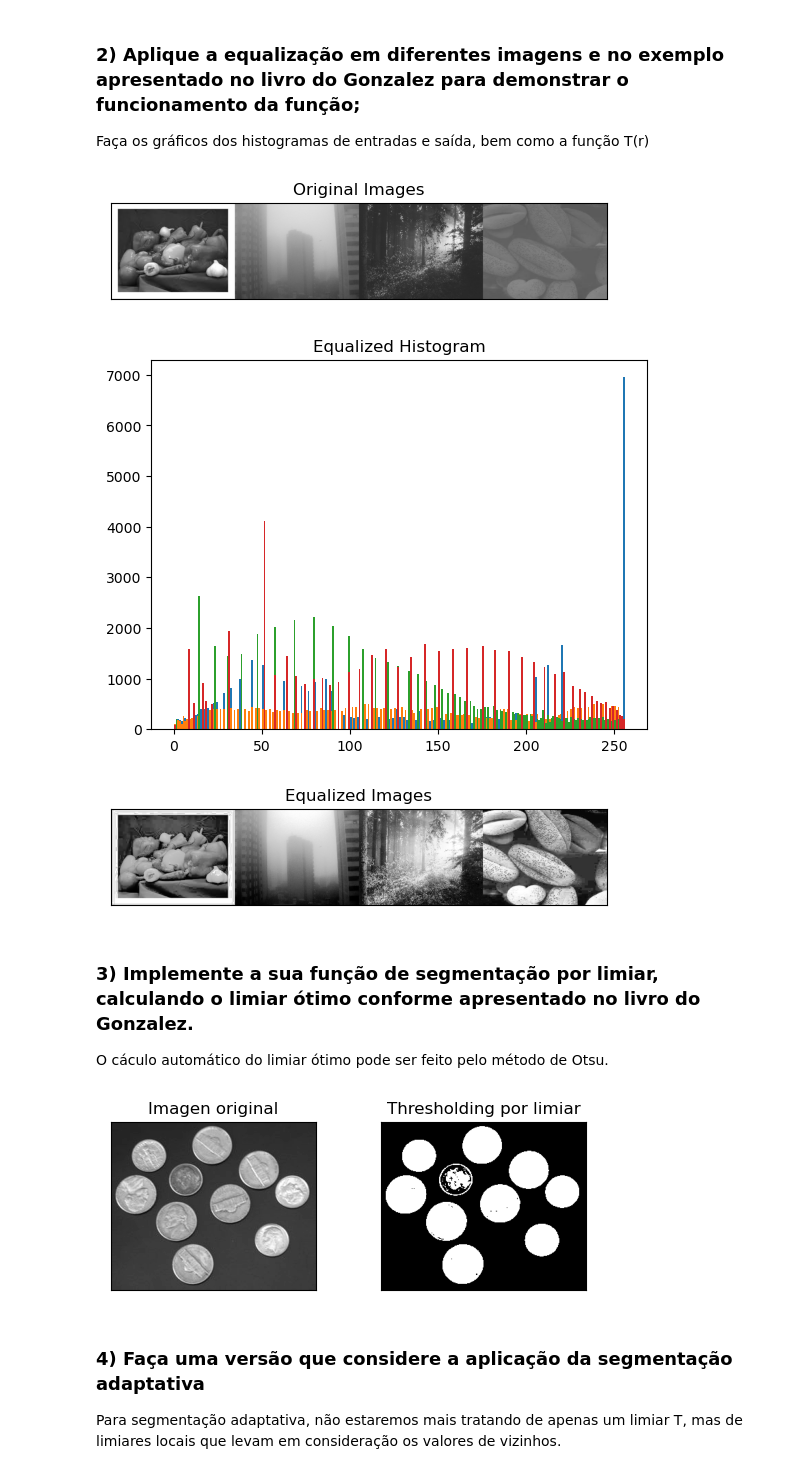
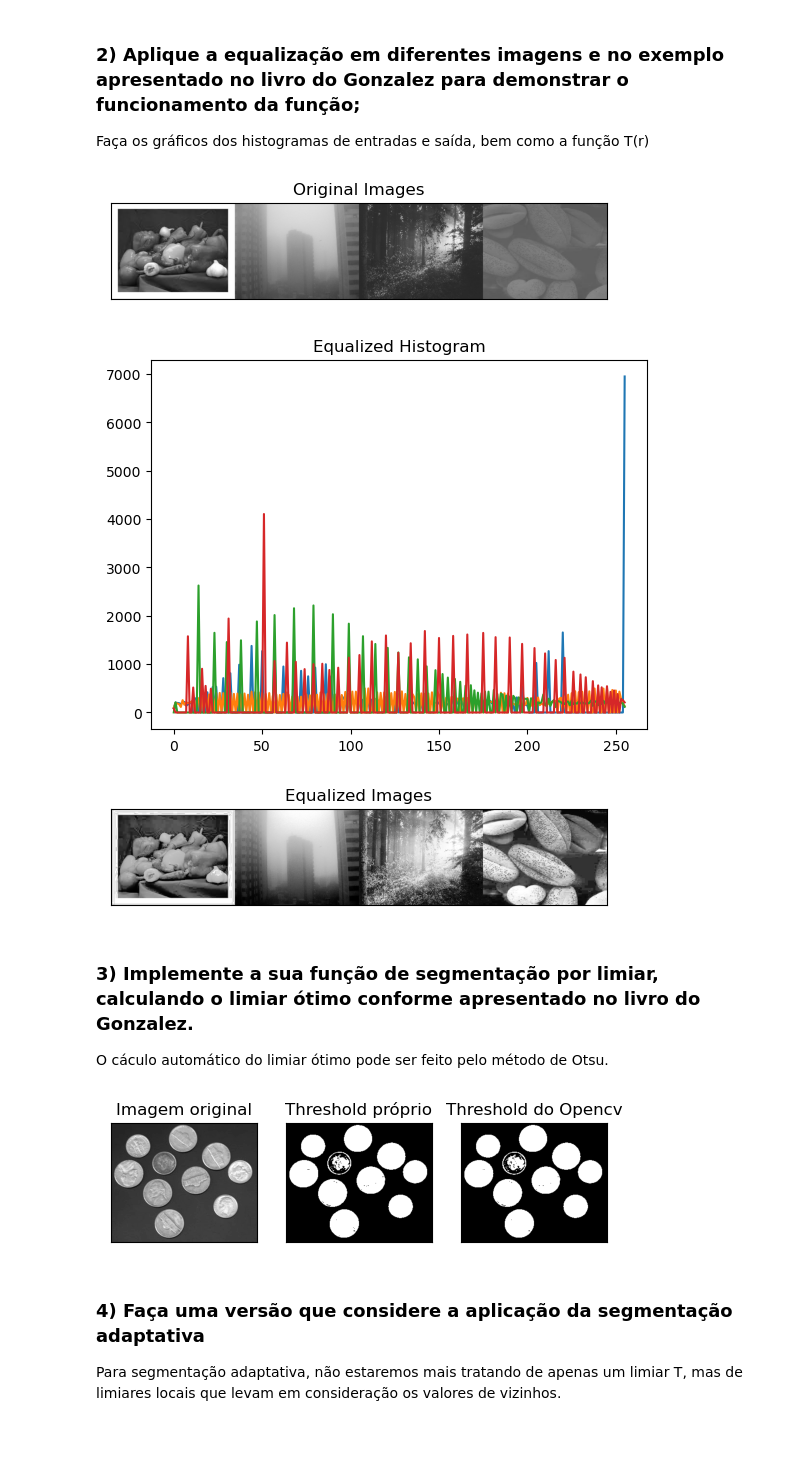
Before and after one commit to Adribom/VisComp22, a Jupyter notebook: Aula3/Exercicio3.ipynb, the cells around one changed output. Drawn from its saved outputs; the diff is of its cells as text; code cells hidden in the pictures; blank space fills up the shorter version.

```diff
--- a/Aula3/Exercicio3.ipynb
+++ b/Aula3/Exercicio3.ipynb
@@ -65,13 +71,15 @@ plt.imshow(res)
 plt.xticks([]), plt.yticks([])  # Esconder eixo x e y
 plt.show()
 
-titles = ['Pimentas', 'Prédios com névoa', 'Floresta', 'Pólen']
-images = [img1, img2, img3, img_gonzales]
-
-calc_plt(img1_equalized)
-calc_plt(img2_equalized)
-calc_plt(img3_equalized)
-calc_plt(img_gonzales_equalized)
+# Plotar histogramas da equalização
+hist1 = calc_histogram(img1_equalized)
+hist2 = calc_histogram(img2_equalized)
+hist3 = calc_histogram(img3_equalized)
+hist_gonzales = calc_histogram(img_gonzales_equalized)
+plt.plot(hist1)
+plt.plot(hist2)
+plt.plot(hist3)
+plt.plot(hist_gonzales)
 plt.title('Equalized Histogram')
 plt.show()
 
@@ -83,31 +91,44 @@ plt.xticks([]), plt.yticks([])  # Esconder eixo x e y
 plt.show()
 # %% [output]
 [figure]
-[figure, old version]
+[figure, new version]
 [figure]
 # %% [markdown]
 ### 3) Implemente a sua função de segmentação por limiar, calculando o limiar ótimo conforme apresentado no livro do Gonzalez.
 O cáculo automático do limiar ótimo pode ser feito pelo método de Otsu.
-# %%
-# Otsu's thresholding
-def threshold_por_limiar(image):
-    ret,thresh = cv2.threshold(image,0,255,cv2.THRESH_BINARY+cv2.THRESH_OTSU)
-    return thresh
+# %%
+# Otsu's thresholding
+def threshold_por_limiar(image):
+    # Criar cópia da umagem
+    thresh = np.copy(image)
+
+    # Iterar na imagem com limiar de 127
+    for column in range(image.shape[1]):
+        for line in range(image.shape[0]):
+            if image[line][column] < 256/2:
+                thresh[line][column] = 0
+            else:
+                thresh[line][column] = 1
+
+    return thresh
 # %%
 img = cv2.imread('D:\Github\Geral\VisComp22\Aula3\images\coins.jpg', 0)
 
-thresh = threshold_por_limiar(img)
+thresh = threshold_por_limiar(img) # Função própria
 
+ret,cv2_thresh = cv2.threshold(img,0,255,cv2.THRESH_BINARY+cv2.THRESH_OTSU) # Função do Opencv
 
-titles = ['Imagem original', 'Thresholding por limiar']
-images = [img, thresh]
-for i in range(2):
-    plt.subplot(2,2,i+1),plt.imshow(images[i],'gray')
+titles = ['Imagem original', 'Threshold próprio', 'Threshold do Opencv']
+images = [img, thresh, cv2_thresh]
+
+# Plotar todas as imagens
+for i in range(3):
+    plt.subplot(1,3,i+1),plt.imshow(images[i],'gray')
     plt.title(titles[i])
     plt.xticks([]),plt.yticks([])
 plt.show()
 # %% [output]
-[figure, old version]
+[figure, new version]
 # %% [markdown]
 ### 4) Faça uma versão que considere a aplicação da segmentação adaptativa
 Para segmentação adaptativa, não estaremos mais tratando de apenas um limiar T, mas de limiares locais que levam em consideração os valores de vizinhos.
```
Also changed, not shown: parts of 4 cells of this notebook, 3 other files.
